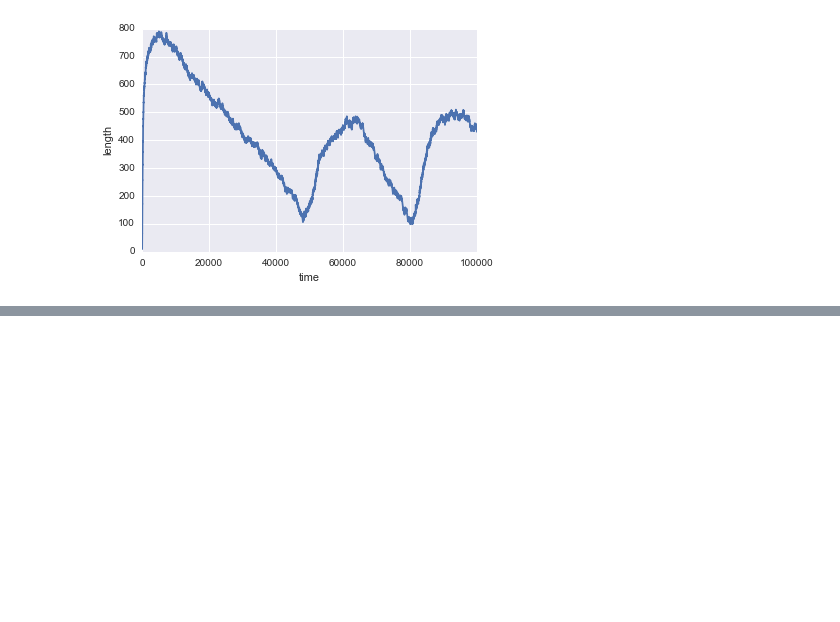
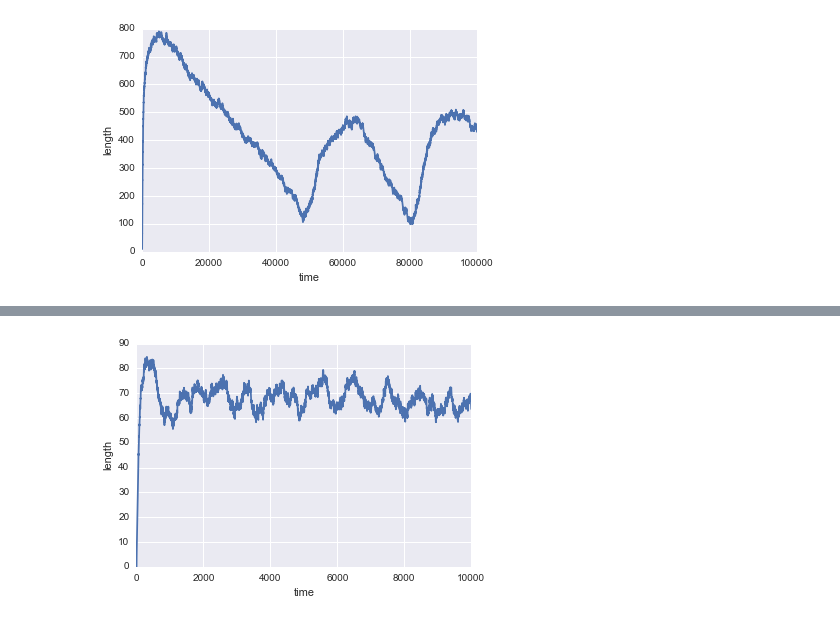
Before and after one commit to nathendel/marshall-lab, a Jupyter notebook: agent-based-ift.ipynb, the cells around one changed output, grey strips where cells are left out. Cells and saved outputs as stored; diff of their text form; code cells hidden in the pictures; blank space fills up the shorter version.

```diff
--- a/agent-based-ift.ipynb
+++ b/agent-based-ift.ipynb
@@ -537,0 +603,11 @@ plt.ylabel('length');
+# %%
+D=5
+rms_d = (2*D)**.5
+# %%
+lmodcell_realD=Cell(L=0,N=200,avalanche_on=True,L_mod=True, build_size=1, decay_size=.3, rms_disp=rms_d)
+lmodcell_realD.sim(10000)
+plt.plot(lmodcell_realD.L_trace);
+plt.xlabel('time');
+plt.ylabel('length');
+# %% [output]
+[figure, added]
```
Also changed, not shown: parts of 34 cells of this notebook.
